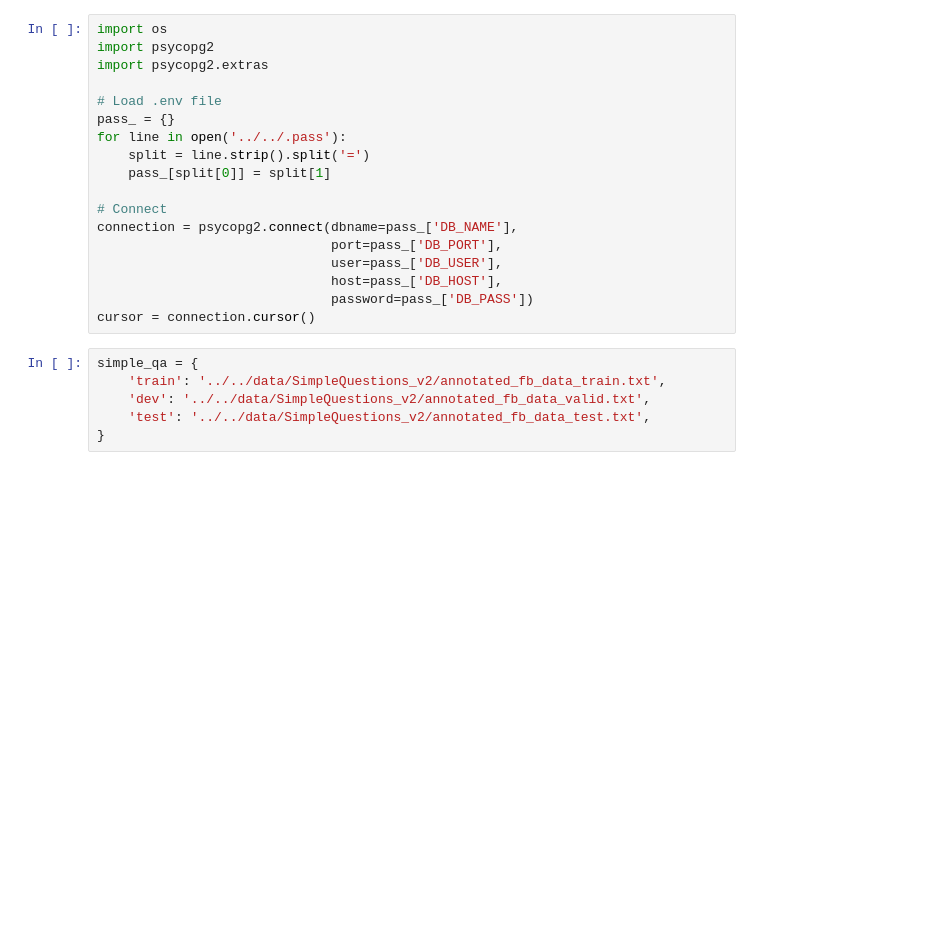
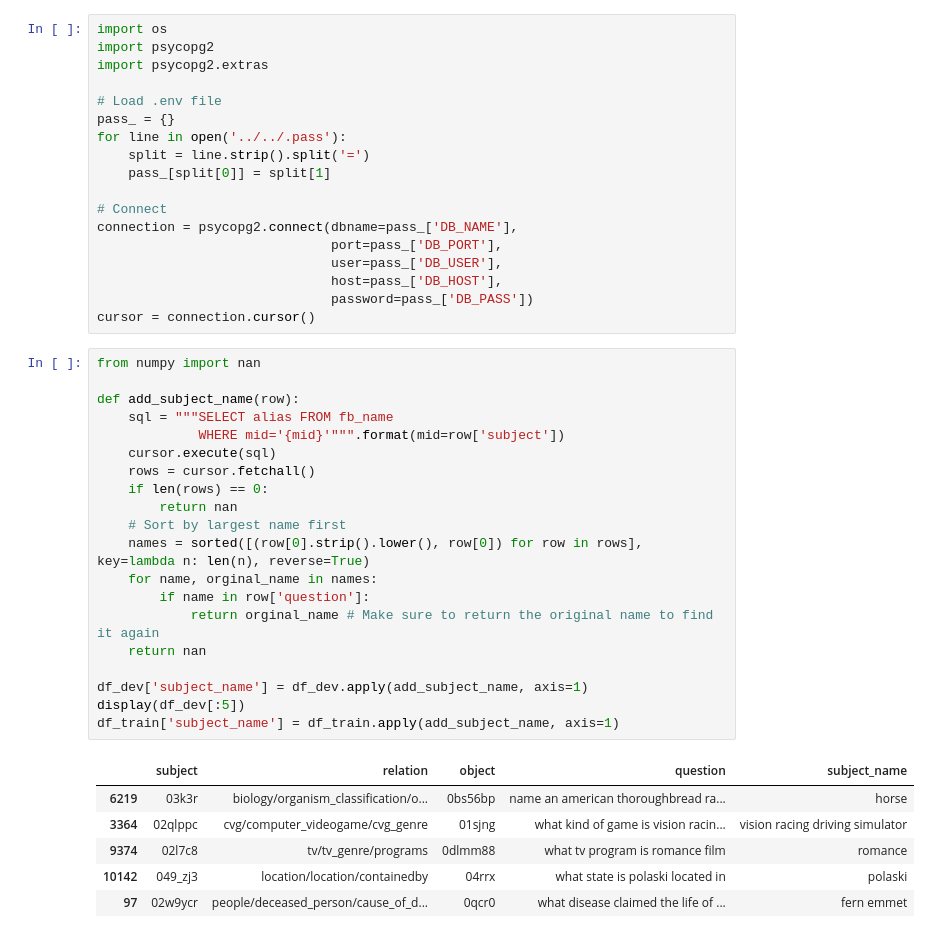
Before and after one commit to PetrochukM/Simple-QA-EMNLP-2018, a Jupyter notebook: scripts/notebooks/Entity Linking Regression for Subject Name Duplicates.ipynb, the cells around one changed output. Saved outputs shown, nothing was run; the diff lists cells and outputs as text; blank space fills up the shorter version.

```diff
--- a/scripts/notebooks/Entity Linking Regression for Subject Name Duplicates.ipynb
+++ b/scripts/notebooks/Entity Linking Regression for Subject Name Duplicates.ipynb
@@ -16,9 +79,30 @@ connection = psycopg2.connect(dbname=pass_['DB_NAME'],
                               host=pass_['DB_HOST'],
                               password=pass_['DB_PASS'])
 cursor = connection.cursor()
-# %%
-simple_qa = {
-    'train': '../../data/SimpleQuestions_v2/annotated_fb_data_train.txt',
-    'dev': '../../data/SimpleQuestions_v2/annotated_fb_data_valid.txt',
-    'test': '../../data/SimpleQuestions_v2/annotated_fb_data_test.txt',
-}
+# %%
+from numpy import nan
+
+def add_subject_name(row):
+    sql = """SELECT alias FROM fb_name
+             WHERE mid='{mid}'""".format(mid=row['subject'])
+    cursor.execute(sql)
+    rows = cursor.fetchall()
+    if len(rows) == 0:
+        return nan
+    # Sort by largest name first
+    names = sorted([(row[0].strip().lower(), row[0]) for row in rows], key=lambda n: len(n), reverse=True)
+    for name, orginal_name in names:
+        if name in row['question']:
+            return orginal_name # Make sure to return the original name to find it again
+    return nan
+
+df_dev['subject_name'] = df_dev.apply(add_subject_name, axis=1)
+display(df_dev[:5])
+df_train['subject_name'] = df_train.apply(add_subject_name, axis=1)
+# %% [output]
+|  | subject | relation | object | question | subject_name |
+| 6219 | 03k3r | biology/organism_classification/o... | 0bs56bp | name an american thoroughbread ra... | horse |
+| 3364 | 02qlppc | cvg/computer_videogame/cvg_genre | 01sjng | what kind of game is vision racin... | vision racing driving simulator |
+| 9374 | 02l7c8 | tv/tv_genre/programs | 0dlmm88 | what tv program is romance film | romance |
+| 10142 | 049_zj3 | location/location/containedby | 04rrx | what state is polaski located in | polaski |
+| 97 | 02w9ycr | people/deceased_person/cause_of_d... | 0qcr0 | what disease claimed the life of ... | fern emmet |
```
Also changed, not shown: parts of 24 cells of this notebook, 1 other file.
